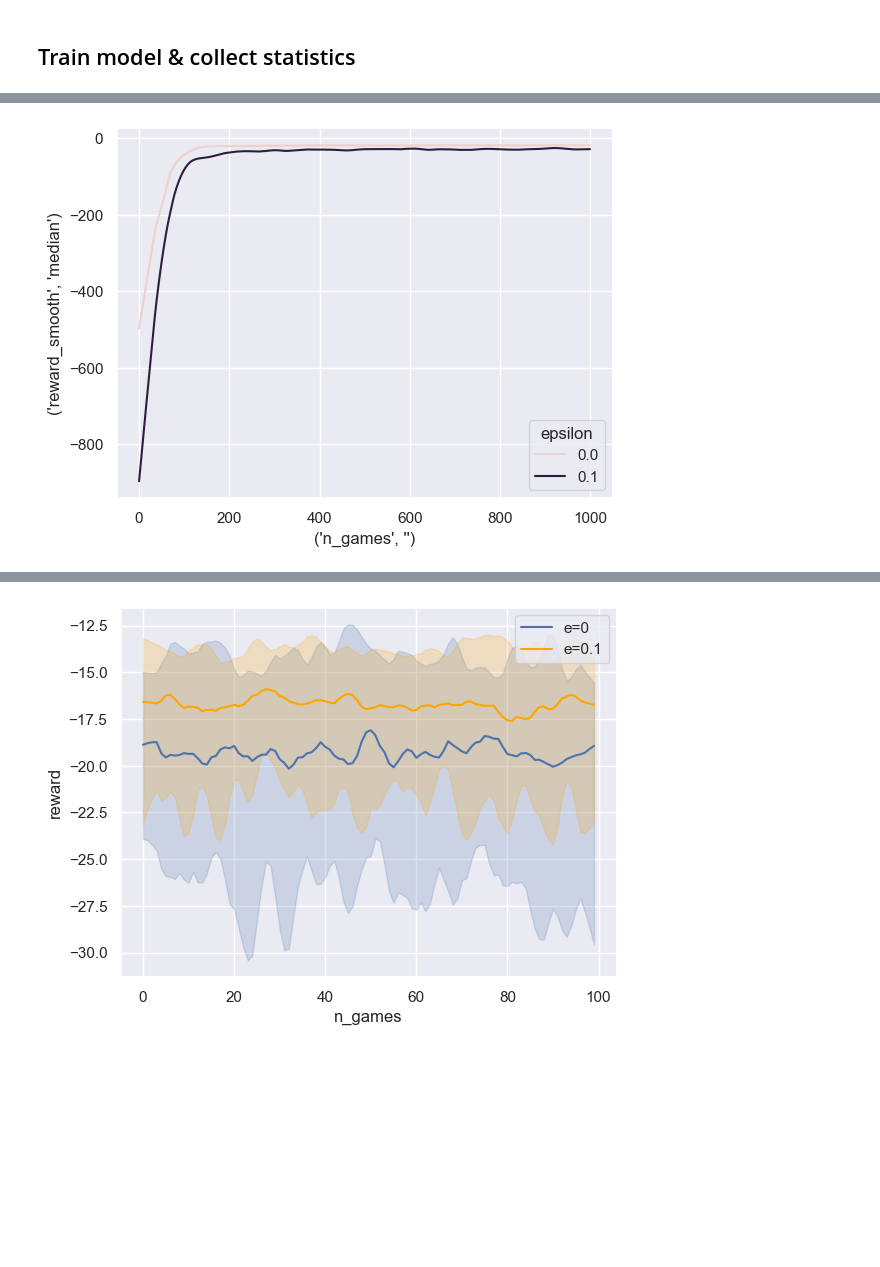
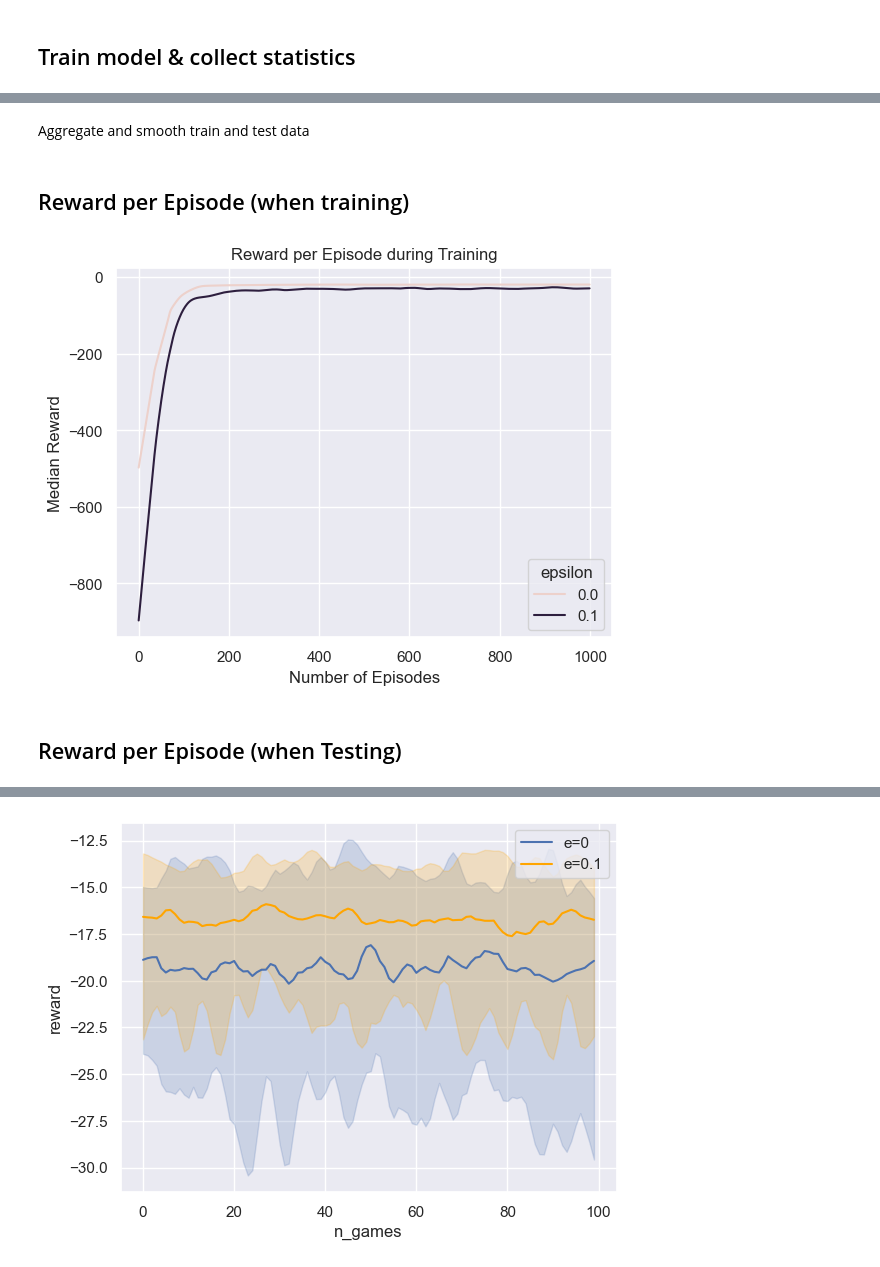
Before and after one commit to lukiwieser/racetrack, a Jupyter notebook: ex3/analyze_model.ipynb, the cells around one changed output, grey strips where cells are left out. Saved outputs shown, nothing was run; the diff lists cells and outputs as text; code cells hidden in the pictures; blank space fills up the shorter version.

```diff
--- a/ex3/analyze_model.ipynb
+++ b/ex3/analyze_model.ipynb
@@ -119,6 +121,8 @@ stats_train_e10, models_e10 = simulate_train(track1, epsilon=0.1)
 # %%
 stats_test_e0 = simulate_test(track1, models_e0, epsilon=0)
 stats_test_e10 = simulate_test(track1, models_e10, epsilon=0.1)
+# %% [markdown]
+Aggregate and smooth train and test data
 # %%
 # ignore warnings from function lowess_grouped()
 with warnings.catch_warnings():
@@ -135,8 +139,13 @@ with warnings.catch_warnings():
     stats_train = lowess_grouped(stats_train, y_name=("reward","median"), x_name=("n_games",""), group_name="epsilon", frac=0.07)
     stats_train = lowess_grouped(stats_train, y_name=("reward","min"), x_name=("n_games",""), group_name="epsilon", frac=0.07)
     stats_train = lowess_grouped(stats_train, y_name=("reward","max"), x_name=("n_games",""), group_name="epsilon", frac=0.07)
+# %% [markdown]
+## Reward per Episode (when training)
 # %%
-sns.lineplot(stats_train,x=("n_games",""),y=("reward_smooth","median"),hue="epsilon");
+g = sns.lineplot(stats_train,x=("n_games",""),y=("reward_smooth","median"),hue="epsilon");
+g.set(title='Reward per Episode during Training', xlabel='Number of Episodes', ylabel='Median Reward');
 # %% [output]
-[figure, old version]
+[figure, new version]
+# %% [markdown]
+## Reward per Episode (when Testing)
 # %%
```
Also changed, not shown: parts of 3 cells of this notebook.
